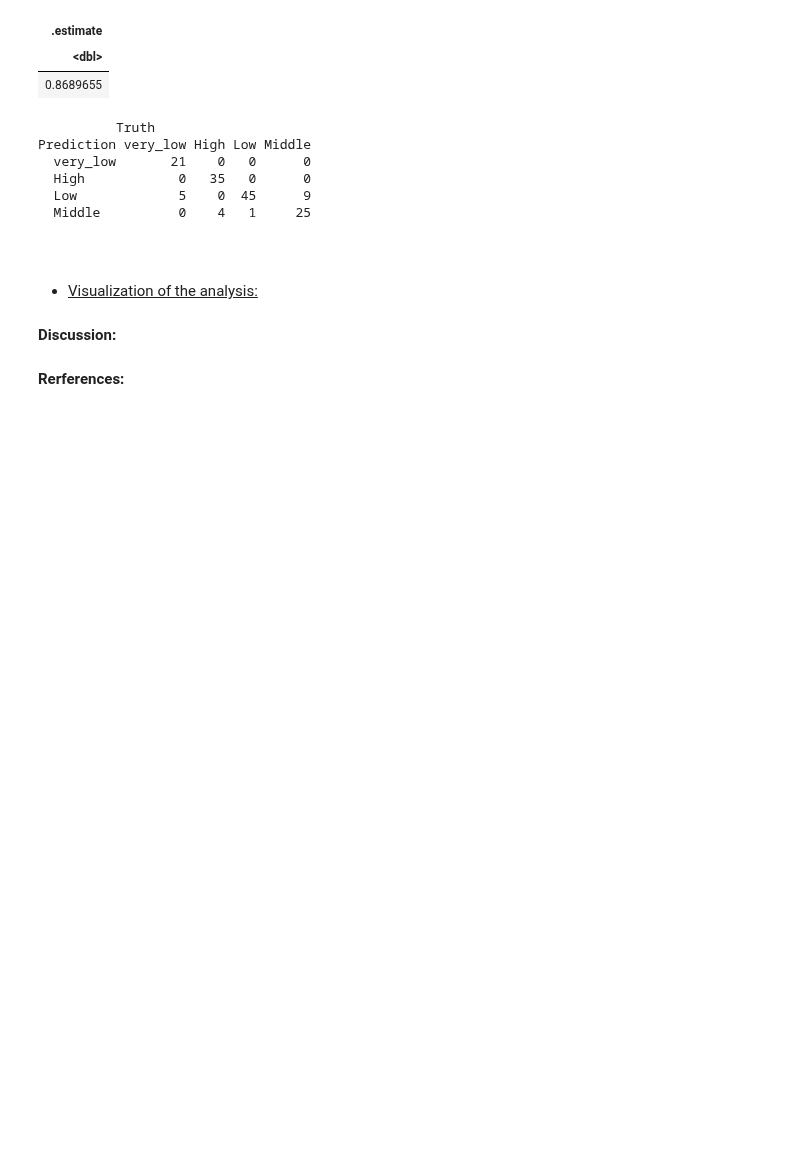
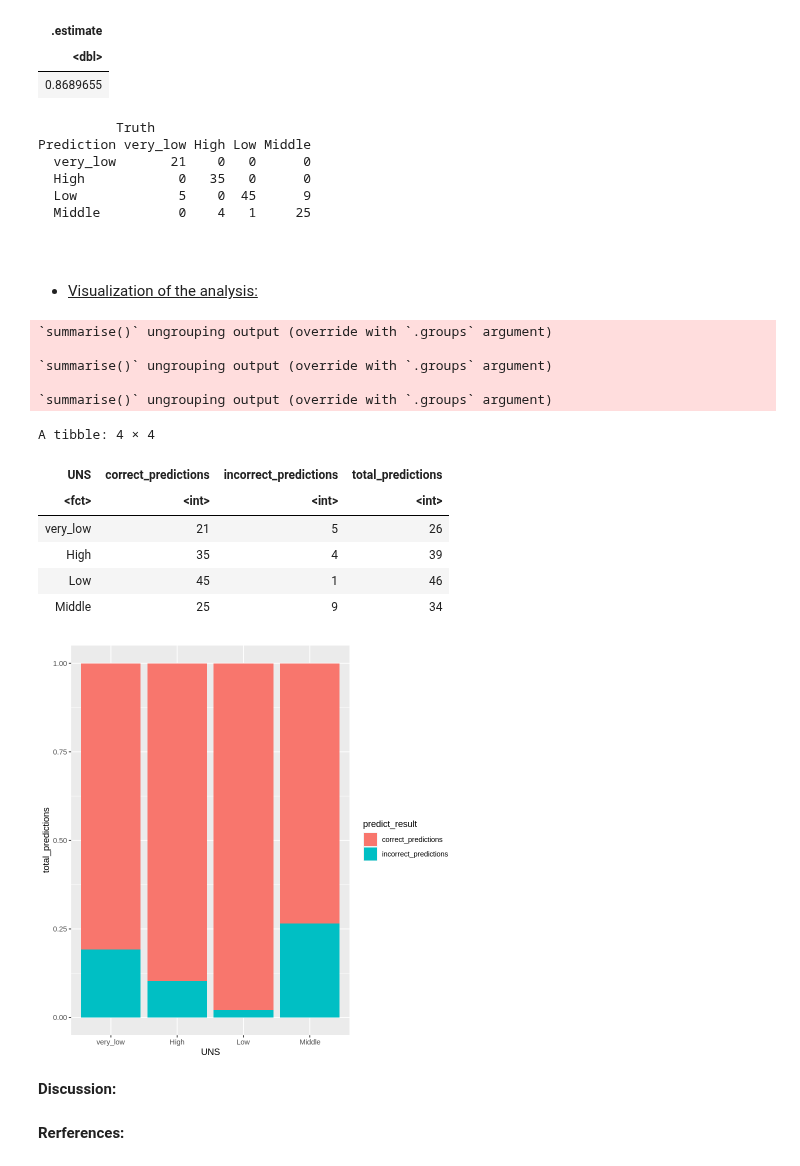
Before and after one commit to pgbenng/DSCI-Group-38-Project, a Jupyter notebook: proposal.ipynb, the cells around one changed output. Drawn from its saved outputs; the diff is of its cells as text; code cells hidden in the pictures; blank space fills up the shorter version.

Commit message:
added first draft of visualization

```diff
--- a/proposal.ipynb
+++ b/proposal.ipynb
@@ -310,6 +329,54 @@ Prediction very_low High Low Middle
 <br>
 # %% [markdown]
 - <u>Visualization of the analysis: </u>
+# %%
+a <- select(predictions, .pred_class) %>% unlist
+b <- select(predictions, UNS) %>% unlist
+results <- bind_cols(.pred_class = a, UNS = b)
+
+correct_predictions <- results %>%
+    filter(.pred_class == UNS) %>%
+    group_by(UNS) %>%
+    summarise(correct_predictions = n()) %>%
+    select(-UNS)
+
+total_predictions <- results %>%
+    group_by(UNS) %>%
+    summarise(total_predictions = n())
+
+incorrect_predictions <- results %>%
+    filter(.pred_class != UNS) %>%
+    group_by(UNS) %>%
+    summarise(incorrect_predictions = n()) %>%
+    select(-UNS)
+
+prediction_stats <- bind_cols(correct_predictions, incorrect_predictions, total_predictions) %>% #binds all the dataframe columns together into one single dataframe
+    select(UNS, correct_predictions, incorrect_predictions, total_predictions) #makes all the columns "in order" (for ease of readability)
+prediction_stats
+
+prediction_stats1 <- prediction_stats %>%
+  select(-total_predictions) %>%
+  gather(key = predict_result, value = total_predictions, correct_predictions, incorrect_predictions)
+
+results_graph <- ggplot(prediction_stats1, aes(x = UNS, y = total_predictions, fill = predict_result)) +
+    geom_bar(stat = "identity", position = "fill")
+
+
+results_graph
+# %% [output]
+`summarise()` ungrouping output (override with `.groups` argument)
+
+`summarise()` ungrouping output (override with `.groups` argument)
+
+`summarise()` ungrouping output (override with `.groups` argument)
+A tibble: 4 × 4
+| UNS | correct_predictions | incorrect_predictions | total_predictions |
+| <fct> | <int> | <int> | <int> |
+| very_low | 21 | 5 | 26 |
+| High | 35 | 4 | 39 |
+| Low | 45 | 1 | 46 |
+| Middle | 25 | 9 | 34 |
+[figure, added]
 # %% [markdown]
 <b> Discussion:
 # %% [markdown]
```
Also changed, not shown: parts of 4 cells of this notebook.
